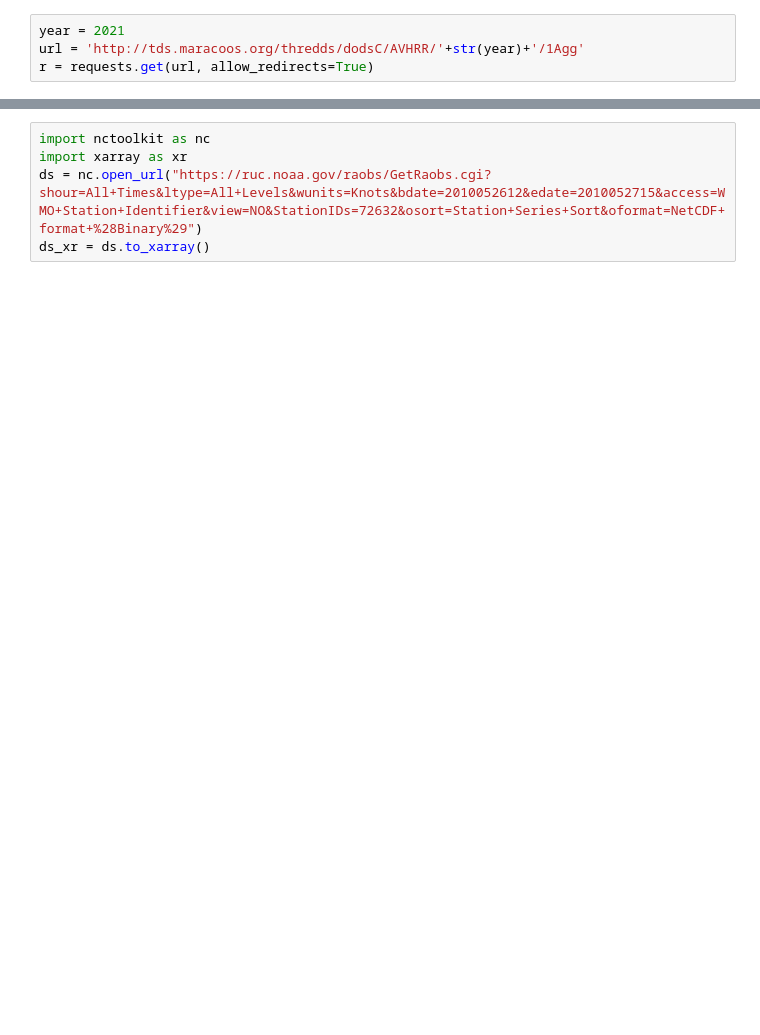
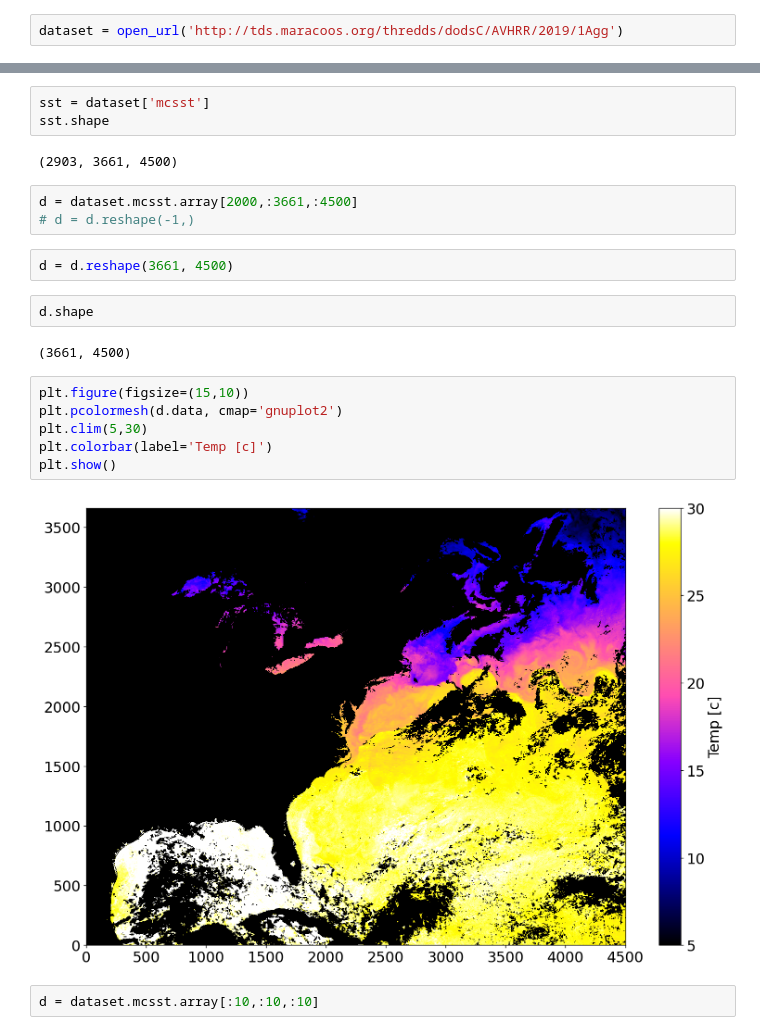
Before and after one commit to Gilaverbuch/py_sst, a Jupyter notebook: SST.ipynb, the cells around one changed output, grey strips where cells are left out. Drawn from its saved outputs; the diff is of its cells as text; blank space fills up the shorter version.

```diff
--- a/SST.ipynb
+++ b/SST.ipynb
@@ -15,4 +15,2 @@ IndexError: list index out of range
 # %%
-year = 2021
-url = 'http://tds.maracoos.org/thredds/dodsC/AVHRR/'+str(year)+'/1Agg'
-r = requests.get(url, allow_redirects=True)
+dataset = open_url('http://tds.maracoos.org/thredds/dodsC/AVHRR/2019/1Agg')
@@ -24,5 +17,24 @@ ModuleNotFoundError: No module named 'cdo'
-# %%
-import nctoolkit as nc
-import xarray as xr
-ds = nc.open_url("https://ruc.noaa.gov/raobs/GetRaobs.cgi?shour=All+Times&ltype=All+Levels&wunits=Knots&bdate=2010052612&edate=2010052715&access=WMO+Station+Identifier&view=NO&StationIDs=72632&osort=Station+Series+Sort&oformat=NetCDF+format+%28Binary%29")
-ds_xr = ds.to_xarray()
+# %%
+sst = dataset['mcsst']
+sst.shape
+# %% [output]
+(2903, 3661, 4500)
+# %%
+d = dataset.mcsst.array[2000,:3661,:4500]
+# d = d.reshape(-1,)
+# %%
+d = d.reshape(3661, 4500)
+# %%
+d.shape
+# %% [output]
+(3661, 4500)
+# %%
+plt.figure(figsize=(15,10))
+plt.pcolormesh(d.data, cmap='gnuplot2')
+plt.clim(5,30)
+plt.colorbar(label='Temp [c]')
+plt.show()
+# %% [output]
+[figure, added]
+# %%
+d = dataset.mcsst.array[:10,:10,:10]
```
Also changed, not shown: parts of 3 cells of this notebook, 2 other files.
